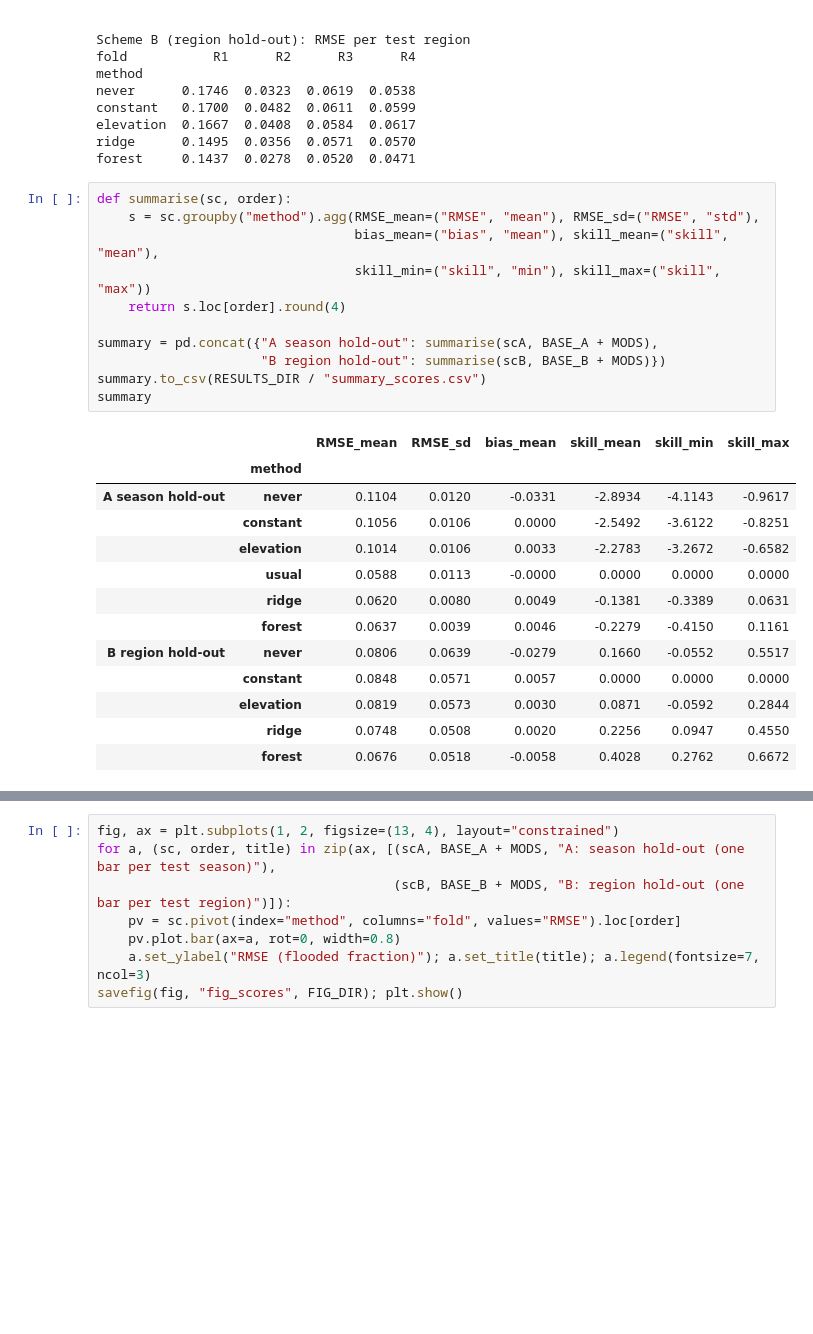
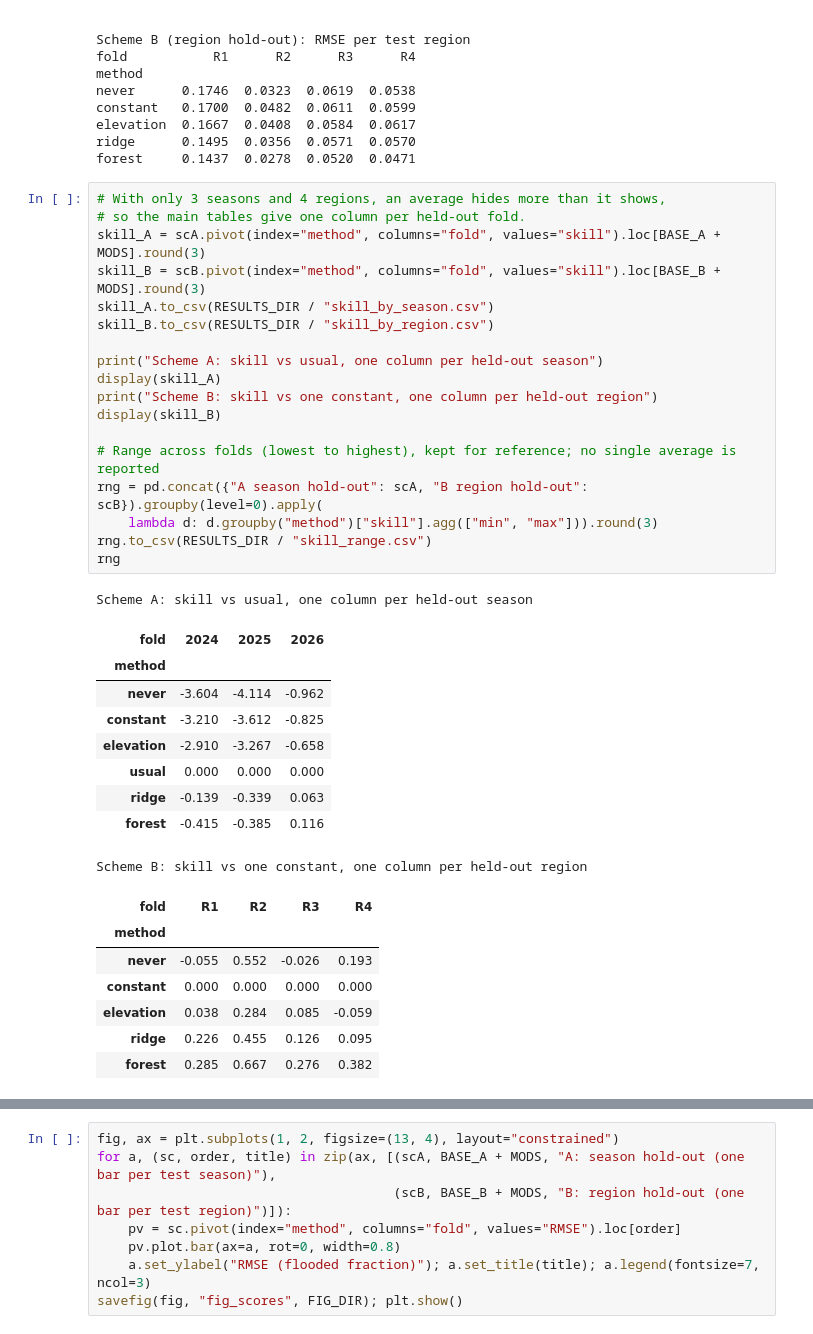
Before and after one commit to ThanawichBupphaves/thailand-flood-ml, a Jupyter notebook: notebooks/04_main_analysis.ipynb, the cells around one changed output, grey strips where cells are left out. Saved outputs shown, nothing was run; the diff lists cells and outputs as text; blank space fills up the shorter version.

Commit message:
Notebook 04: per-fold skill tables, caution on 3 seasons (professor feedback)

```diff
--- a/notebooks/04_main_analysis.ipynb
+++ b/notebooks/04_main_analysis.ipynb
@@ -354,27 +354,38 @@ elevation  0.1667  0.0408  0.0584  0.0617
 ridge      0.1495  0.0356  0.0571  0.0570
 forest     0.1437  0.0278  0.0520  0.0471
 # %%
-def summarise(sc, order):
-    s = sc.groupby("method").agg(RMSE_mean=("RMSE", "mean"), RMSE_sd=("RMSE", "std"),
-                                 bias_mean=("bias", "mean"), skill_mean=("skill", "mean"),
-                                 skill_min=("skill", "min"), skill_max=("skill", "max"))
-    return s.loc[order].round(4)
+# With only 3 seasons and 4 regions, an average hides more than it shows,
+# so the main tables give one column per held-out fold.
+skill_A = scA.pivot(index="method", columns="fold", values="skill").loc[BASE_A + MODS].round(3)
+skill_B = scB.pivot(index="method", columns="fold", values="skill").loc[BASE_B + MODS].round(3)
+skill_A.to_csv(RESULTS_DIR / "skill_by_season.csv")
+skill_B.to_csv(RESULTS_DIR / "skill_by_region.csv")
 
-summary = pd.concat({"A season hold-out": summarise(scA, BASE_A + MODS),
-                     "B region hold-out": summarise(scB, BASE_B + MODS)})
-summary.to_csv(RESULTS_DIR / "summary_scores.csv")
-summary
+print("Scheme A: skill vs usual, one column per held-out season")
+display(skill_A)
+print("Scheme B: skill vs one constant, one column per held-out region")
+display(skill_B)
+
+# Range across folds (lowest to highest), kept for reference; no single average is reported
+rng = pd.concat({"A season hold-out": scA, "B region hold-out": scB}).groupby(level=0).apply(
+    lambda d: d.groupby("method")["skill"].agg(["min", "max"])).round(3)
+rng.to_csv(RESULTS_DIR / "skill_range.csv")
+rng
 # %% [output]
+Scheme A: skill vs usual, one column per held-out season
-|  |  | RMSE_mean | RMSE_sd | bias_mean | skill_mean | skill_min | skill_max |
-|  | method |  |  |  |  |  |  |
-| A season hold-out | never | 0.1104 | 0.0120 | -0.0331 | -2.8934 | -4.1143 | -0.9617 |
-|  | constant | 0.1056 | 0.0106 | 0.0000 | -2.5492 | -3.6122 | -0.8251 |
-|  | elevation | 0.1014 | 0.0106 | 0.0033 | -2.2783 | -3.2672 | -0.6582 |
-|  | usual | 0.0588 | 0.0113 | -0.0000 | 0.0000 | 0.0000 | 0.0000 |
-|  | ridge | 0.0620 | 0.0080 | 0.0049 | -0.1381 | -0.3389 | 0.0631 |
-|  | forest | 0.0637 | 0.0039 | 0.0046 | -0.2279 | -0.4150 | 0.1161 |
-| B region hold-out | never | 0.0806 | 0.0639 | -0.0279 | 0.1660 | -0.0552 | 0.5517 |
-|  | constant | 0.0848 | 0.0571 | 0.0057 | 0.0000 | 0.0000 | 0.0000 |
-|  | elevation | 0.0819 | 0.0573 | 0.0030 | 0.0871 | -0.0592 | 0.2844 |
-|  | ridge | 0.0748 | 0.0508 | 0.0020 | 0.2256 | 0.0947 | 0.4550 |
-|  | forest | 0.0676 | 0.0518 | -0.0058 | 0.4028 | 0.2762 | 0.6672 |
+| fold | 2024 | 2025 | 2026 |
+| method |  |  |  |
+| never | -3.604 | -4.114 | -0.962 |
+| constant | -3.210 | -3.612 | -0.825 |
+| elevation | -2.910 | -3.267 | -0.658 |
+| usual | 0.000 | 0.000 | 0.000 |
+| ridge | -0.139 | -0.339 | 0.063 |
+| forest | -0.415 | -0.385 | 0.116 |
+Scheme B: skill vs one constant, one column per held-out region
+| fold | R1 | R2 | R3 | R4 |
+| method |  |  |  |  |
+| never | -0.055 | 0.552 | -0.026 | 0.193 |
+| constant | 0.000 | 0.000 | 0.000 | 0.000 |
+| elevation | 0.038 | 0.284 | 0.085 | -0.059 |
+| ridge | 0.226 | 0.455 | 0.126 | 0.095 |
+| forest | 0.285 | 0.667 | 0.276 | 0.382 |
```
Also changed, not shown: parts of 12 cells of this notebook, 5 other files.
